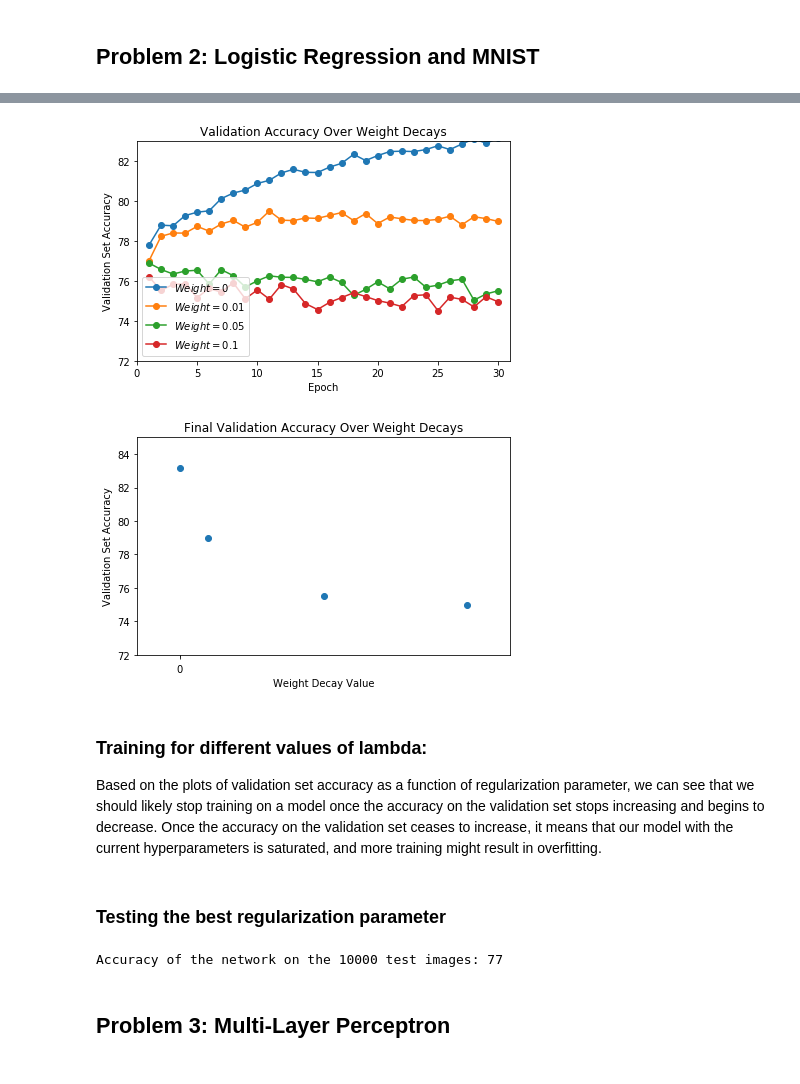
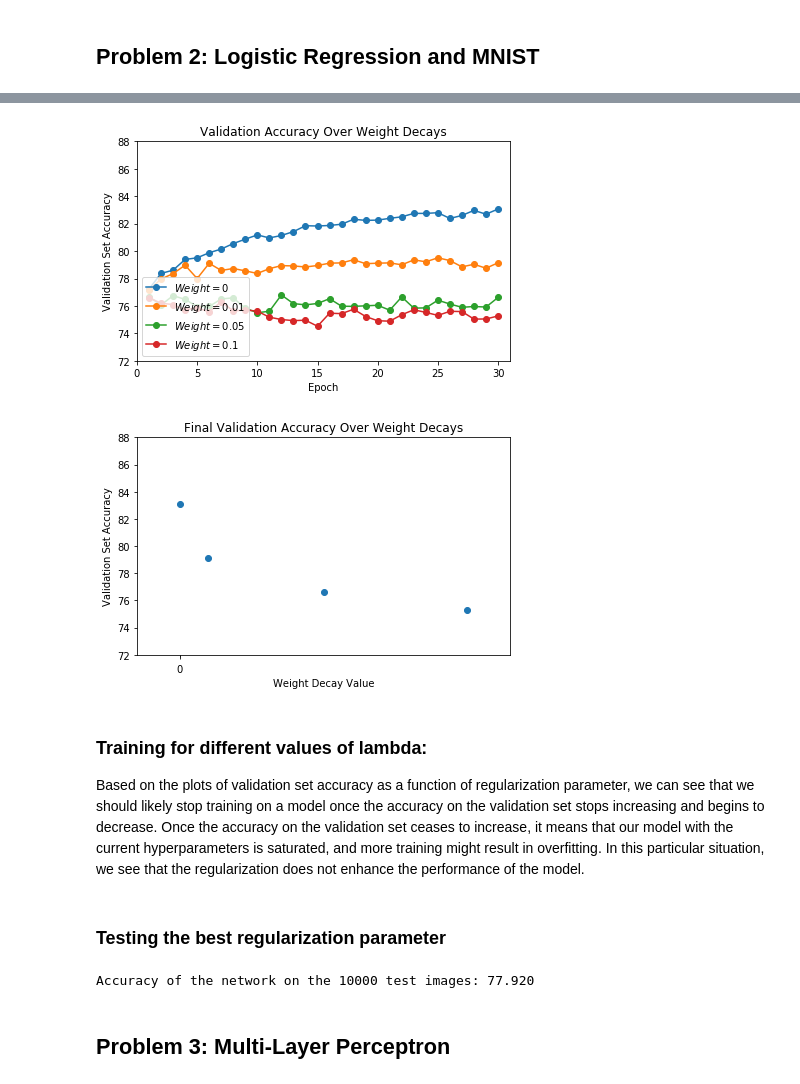
Before and after one commit to rshally/AM207, a Jupyter notebook: Spencer/Pset 4/Hallyburton_Pset_4.ipynb, the cells around one changed output, grey strips where cells are left out. Saved outputs shown, nothing was run; the diff lists cells and outputs as text; code cells hidden in the pictures.

```diff
--- a/Spencer/Pset 4/Hallyburton_Pset_4.ipynb
+++ b/Spencer/Pset 4/Hallyburton_Pset_4.ipynb
@@ -265,14 +271,14 @@ costsSGD = []
 counterSGD = []
 time_iterSGD = []
 ep_costSGD =[]
-batchsize = 20
-step = 0.01
+batchsize = 1
+step = 0.001
 # Run loop over all initial conditions
 for i, LAM in zip(tnrange(len(LAM_init)), LAM_init):
     print('Initial Lambda:', LAM)
 
     history, costs, counter, time_iter, epoch, ep_cost, grads = sgd_minibatch(my_data[0,:], my_data[1,:], LAM,
-                                                   batchsize, maxepochs=100, precision=precision, step=step)
+                                                   batchsize, maxepochs=10, precision=precision, step=step)
     ep_costSGD.append(ep_cost)
     historySGD.append(history)
     costsSGD.append(costs)
@@ -382,6 +397,7 @@ def load_MNIST(batch=256, valid_num=0):
                                                num_workers=2)
 
     testloader = torch.utils.data.DataLoader(testset,
+                                             batch_size=batch,
                                              shuffle=False, num_workers=2)
 
     # get some random training images
@@ -504,13 +510,13 @@ WD = [0, 0.01,  0.05, 0.1]
 num_epochs = 30
 xdata = []
 val_acc = []
-model = []
+model_Log = []
 
 for i, wd in enumerate(WD,0):
     print('Weight Decay:', wd)
     model_temp, xdata_temp, val_acc_temp = process_MNIST(trainloader, testloader, validloader,
                                              num_epochs=num_epochs, lr=lr, wd=wd)
-    model.append(model_temp)
+    model_Log.append(model_temp)
     xdata.append(xdata_temp)
     val_acc.append(val_acc_temp)
 # %% [output]
@@ -546,31 +543,31 @@ Finished Training
 # %%
 val_acc = np.asarray(val_acc)
 for xdat, ydat, wd in zip(xdata, val_acc, WD):
     plt.plot(xdat, ydat, marker='o', linestyle='-', label=r'$Weight = {0}$'.format(wd))
 
 plt.title('Validation Accuracy Over Weight Decays')
 plt.xlabel('Epoch')
 plt.ylabel('Validation Set Accuracy')
 plt.xlim([0, num_epochs+1])
-plt.ylim([72, 83])
+plt.ylim([72, 88])
 plt.legend(loc=3)
 plt.tight_layout()
 plt.show()
 
 plt.scatter(WD, val_acc[:,-1])
 plt.title('Final Validation Accuracy Over Weight Decays')
 plt.xlabel('Weight Decay Value')
 plt.ylabel('Validation Set Accuracy')
-plt.ylim([72, 85])
+plt.ylim([72, 88])
 plt.xscale('symlog')
 plt.tight_layout()
 plt.show()
 # %% [output]
-[figure, old version]
+[figure, new version]
-[figure, old version]
+[figure, new version]
 # %% [markdown]
 ### Training for different values of lambda:
-Based on the plots of validation set accuracy as a function of regularization parameter, we can see that we should likely stop training on a model once the accuracy on the validation set stops increasing and begins to decrease. Once the accuracy on the validation set ceases to increase, it means that our model with the current hyperparameters is saturated, and more training might result in overfitting.
+Based on the plots of validation set accuracy as a function of regularization parameter, we can see that we should likely stop training on a model once the accuracy on the validation set stops increasing and begins to decrease. Once the accuracy on the validation set ceases to increase, it means that our model with the current hyperparameters is saturated, and more training might result in overfitting. In this particular situation, we see that the regularization does not enhance the performance of the model.
 # %% [markdown]
 ### Testing the best regularization parameter
 # %%
@@ -578,7 +575,7 @@ Based on the plots of validation set accuracy as a function of regularization pa
 best_idx = 2
 
 # test the model corresponding to this index:
-model_best = model[best_idx]
+model_best = model_Log[best_idx]
 correct_ts = 0
 total_ts = 0
 for data in testloader:
@@ -589,9 +586,9 @@ for data in testloader:
     correct_ts += (predicted == labels).sum()
 
 # Print output
-print('Accuracy of the network on the %d test images: %d' % (total_ts ,100 * correct_ts / total_ts))
+print('Accuracy of the network on the %d test images: %.3f' % (total_ts ,100 * correct_ts / total_ts))
 # %% [output]
-Accuracy of the network on the 10000 test images: 77
+Accuracy of the network on the 10000 test images: 77.920
 # %% [markdown]
 ## Problem 3: Multi-Layer Perceptron
 # %%
```
Also changed, not shown: parts of 28 cells of this notebook, 2 other files.
